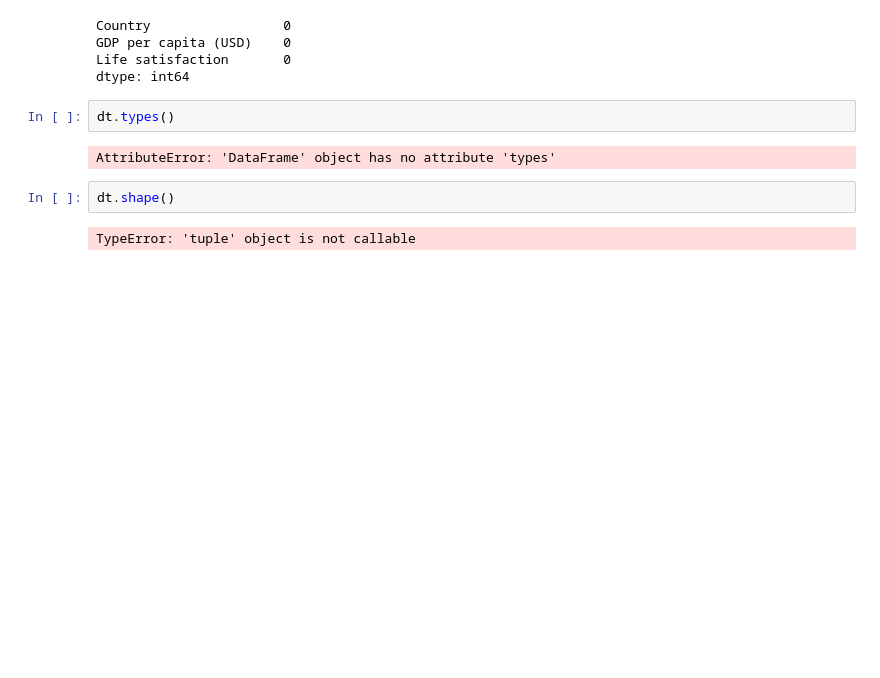
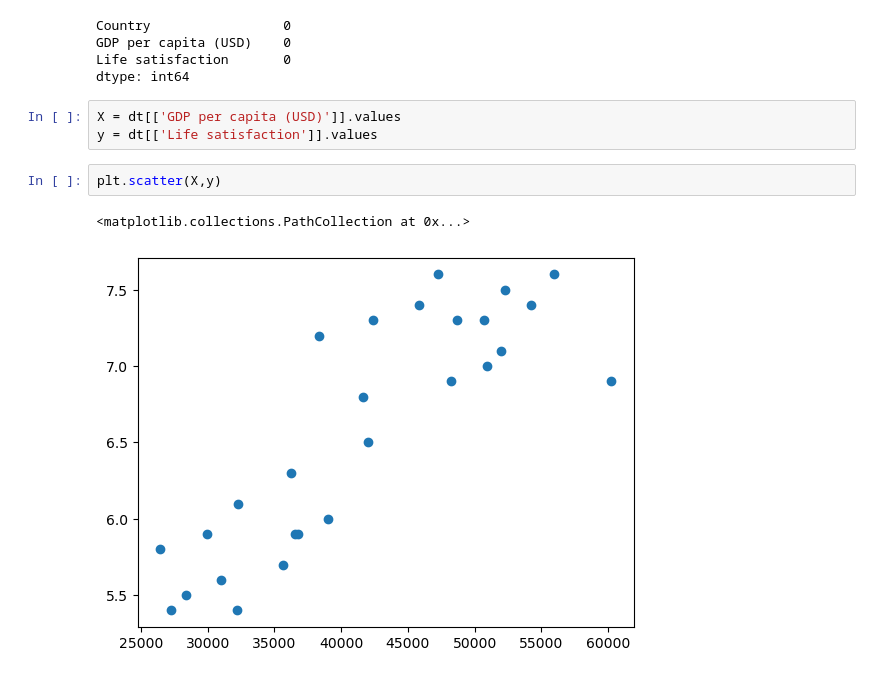
Before and after one commit to tashfeensubhani/practisedatascientist, a Jupyter notebook: chapter 1/example 1.1.ipynb, the cells around one changed output. Drawn from its saved outputs; the diff is of its cells as text; blank space fills up the shorter version.

Commit message:
Update example 1.1.ipynb
made first exercise linear model of GDP and life satisfactions.

```diff
--- a/chapter 1/example 1.1.ipynb
+++ b/chapter 1/example 1.1.ipynb
@@ -51,11 +51,11 @@ Country                 0
 GDP per capita (USD)    0
 Life satisfaction       0
 dtype: int64
-# %%
-dt.types()
-# %% [output]
-AttributeError: 'DataFrame' object has no attribute 'types'
-# %%
-dt.shape()
-# %% [output]
-TypeError: 'tuple' object is not callable
+# %%
+X = dt[['GDP per capita (USD)']].values
+y = dt[['Life satisfaction']].values
+# %%
+plt.scatter(X,y)
+# %% [output]
+<matplotlib.collections.PathCollection at 0x...>
+[figure, added]
```
Also changed, not shown: parts of 14 cells of this notebook.
